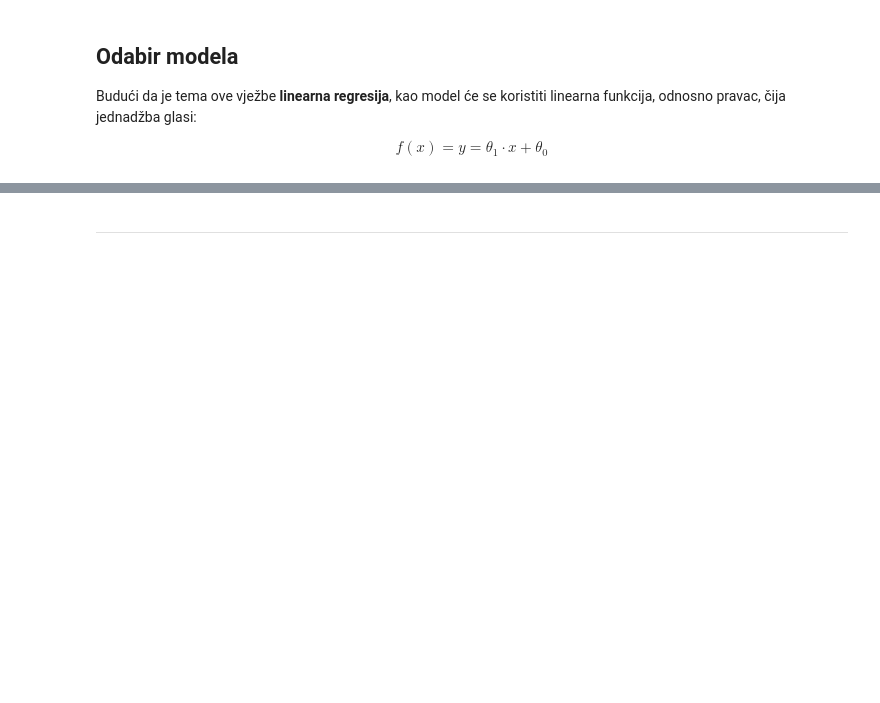
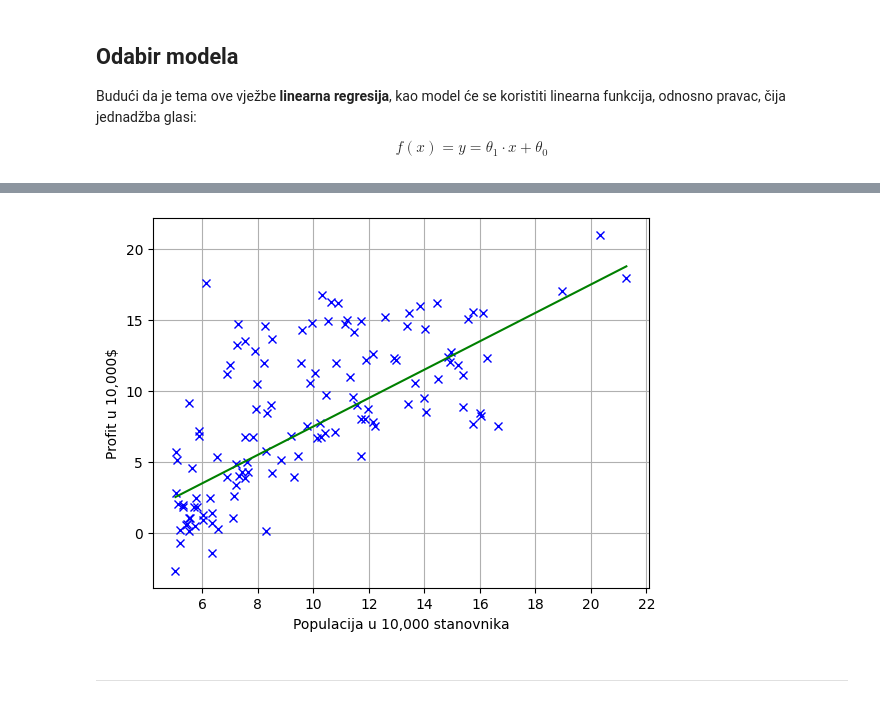
Before and after one commit to fhrzic/SDSR-StrojnoUcenje, a Jupyter notebook: Notebooks/Vjezba2-ucenje-pod-nadzorom.ipynb, the cells around one changed output, grey strips where cells are left out. Saved outputs shown, nothing was run; the diff lists cells and outputs as text; code cells hidden in the pictures; blank space fills up the shorter version.

```diff
--- a/Notebooks/Vjezba2-ucenje-pod-nadzorom.ipynb
+++ b/Notebooks/Vjezba2-ucenje-pod-nadzorom.ipynb
@@ -92,10 +94,12 @@ Idući programski kod iscrtava pravac, mijenjate parametre $\theta_0$ i $\theta_
 # %%
 # Programske knjižice
 from Skripte.Vjezba2.inspekcija_podataka import draw_linear
 
 # Funkcija za crtanje
-draw_linear(theta0 = 0,
-           theta1 = 0)
+draw_linear(theta0 = -2.5,
+           theta1 = 1)
+# %% [output]
+[figure, added]
 # %% [markdown]
 ---
 # %% [markdown]
```
Also changed, not shown: parts of 5 cells of this notebook, 13 other files.
